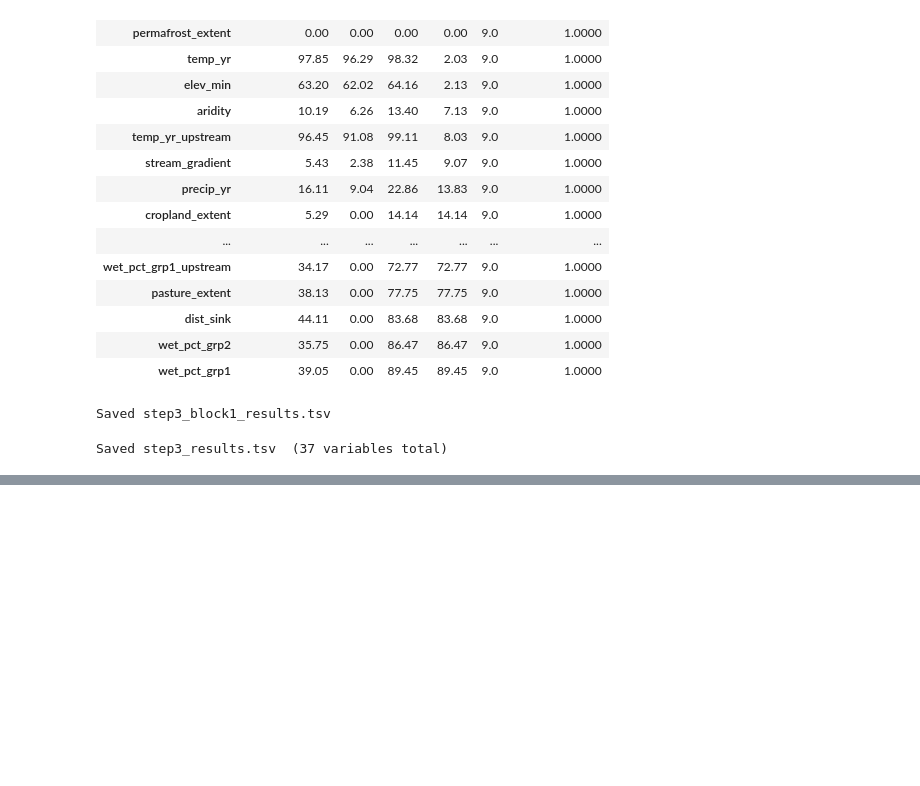
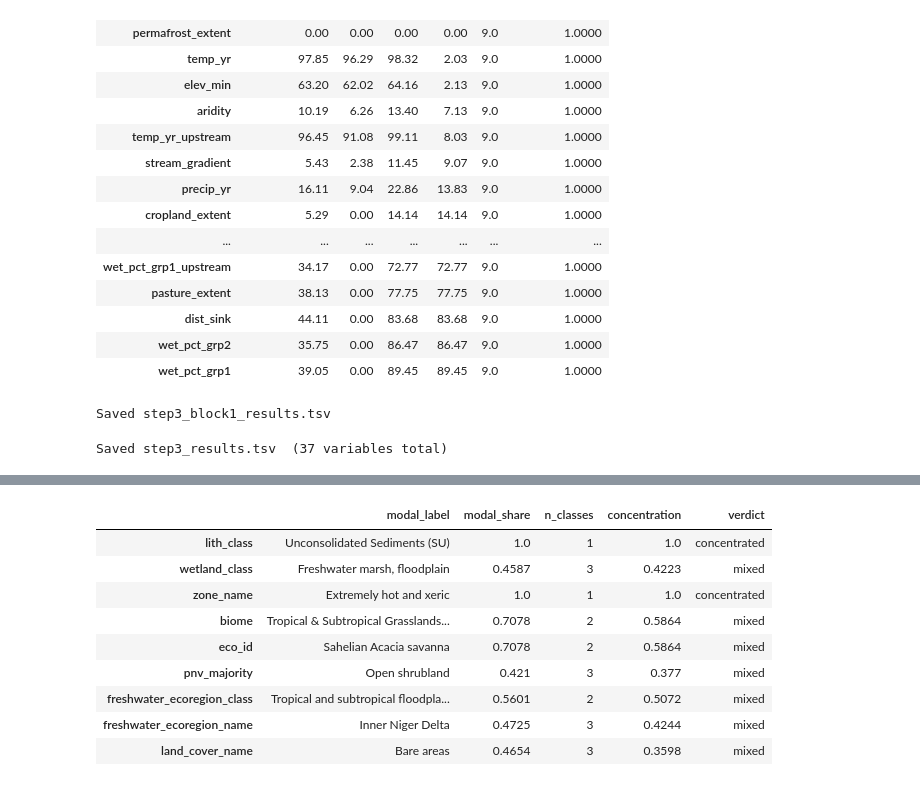
Before and after one commit to kgeographer/edops, a Jupyter notebook: notebooks/edop/areas/step3_aggregation.ipynb, the cells around one changed output, grey strips where cells are left out. Drawn from its saved outputs; the diff is of its cells as text; code cells hidden in the pictures; blank space fills up the shorter version.

```diff
--- a/notebooks/edop/areas/step3_aggregation.ipynb
+++ b/notebooks/edop/areas/step3_aggregation.ipynb
@@ -355,0 +531,46 @@ Saved step3_results.tsv  (37 variables total)
+# %%
+# Cell 12 — modal class, HHI concentration, verdict
+#
+# modal_class_id/share/label = argmax of mixture proportions.
+# concentration = HHI = Σ(pᵢ²) — continuous signal carried in detail cols.
+# verdict = 'concentrated' if modal_share >= PLURALITY_THRESHOLD else 'mixed'.
+
+modals = {}
+
+for var in b3_vars:
+    mix = mixtures[var]
+    if not mix:
+        modals[var] = {
+            'modal_class_id': None, 'modal_label': None, 'modal_share': None,
+            'n_classes': 0, 'concentration': None, 'verdict': 'no_data',
+        }
+        continue
+
+    modal     = mix[0]
+    n_classes = len(mix)
+    hhi       = sum(r['proportion'] ** 2 for r in mix)
+    verdict   = 'concentrated' if modal['proportion'] >= PLURALITY_THRESHOLD else 'mixed'
+
+    modals[var] = {
+        'modal_class_id':  modal['class_id'],
+        'modal_label':     modal['label'],
+        'modal_share':     round(modal['proportion'], 4),
+        'n_classes':       n_classes,
+        'concentration':   round(hhi, 4),
+        'verdict':         verdict,
+    }
+
+modal_df = pd.DataFrame(modals).T
+print('Block 3 verdicts:')
+display(modal_df[['modal_label', 'modal_share', 'n_classes', 'concentration', 'verdict']])
+# %% [output]
+|  | modal_label | modal_share | n_classes | concentration | verdict |
+| lith_class | Unconsolidated Sediments (SU) | 1.0 | 1 | 1.0 | concentrated |
+| wetland_class | Freshwater marsh, floodplain | 0.4587 | 3 | 0.4223 | mixed |
+| zone_name | Extremely hot and xeric | 1.0 | 1 | 1.0 | concentrated |
+| biome | Tropical & Subtropical Grasslands... | 0.7078 | 2 | 0.5864 | mixed |
+| eco_id | Sahelian Acacia savanna | 0.7078 | 2 | 0.5864 | mixed |
+| pnv_majority | Open shrubland | 0.421 | 3 | 0.377 | mixed |
+| freshwater_ecoregion_class | Tropical and subtropical floodpla... | 0.5601 | 2 | 0.5072 | mixed |
+| freshwater_ecoregion_name | Inner Niger Delta | 0.4725 | 3 | 0.4244 | mixed |
+| land_cover_name | Bare areas | 0.4654 | 3 | 0.3598 | mixed |
```
Also changed, not shown: parts of 6 cells of this notebook, 1 other file.
